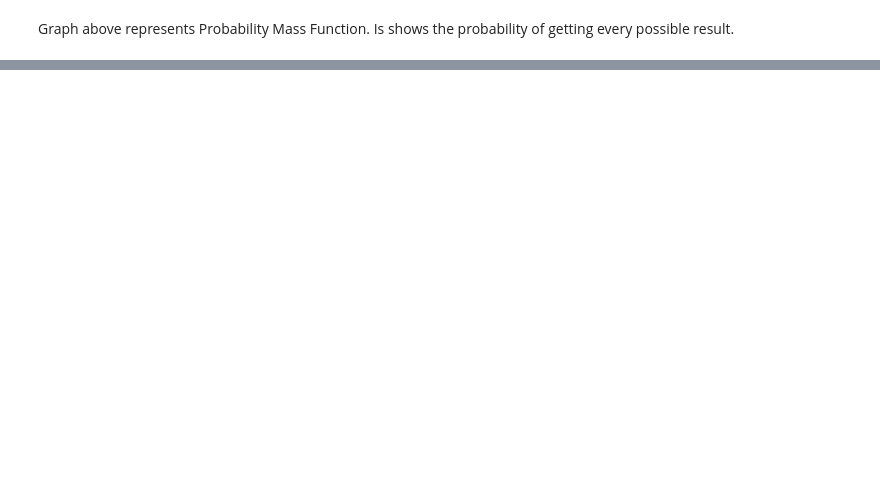
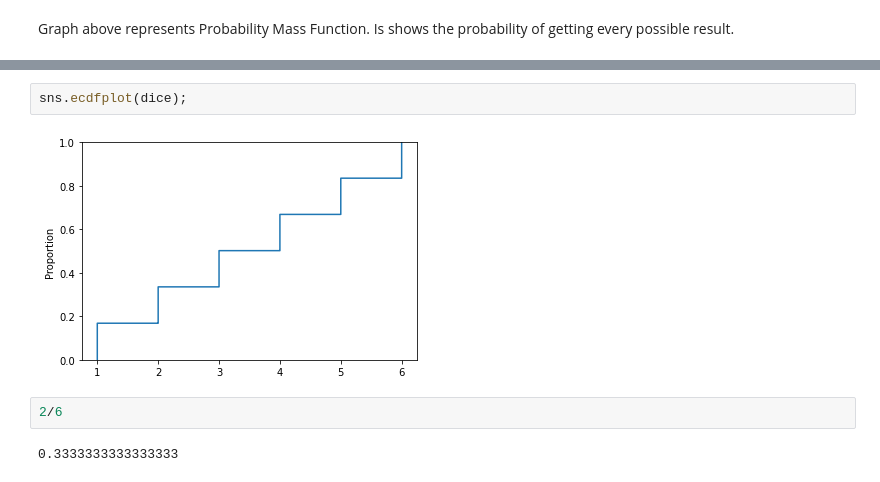
Before and after one commit to Starburned7/Probability-Statistic, a Jupyter notebook: 3-random_variables_PMF_CDF.ipynb, the cells around one changed output, grey strips where cells are left out. Saved outputs shown, nothing was run; the diff lists cells and outputs as text; blank space fills up the shorter version.

```diff
--- a/3-random_variables_PMF_CDF.ipynb
+++ b/3-random_variables_PMF_CDF.ipynb
@@ -38,0 +95,8 @@ Graph above represents Probability Mass Function. Is shows the probability of ge
+# %%
+sns.ecdfplot(dice);
+# %% [output]
+[figure, added]
+# %%
+2/6
+# %% [output]
+0.3333333333333333
```
Also changed, not shown: parts of 23 cells of this notebook.
